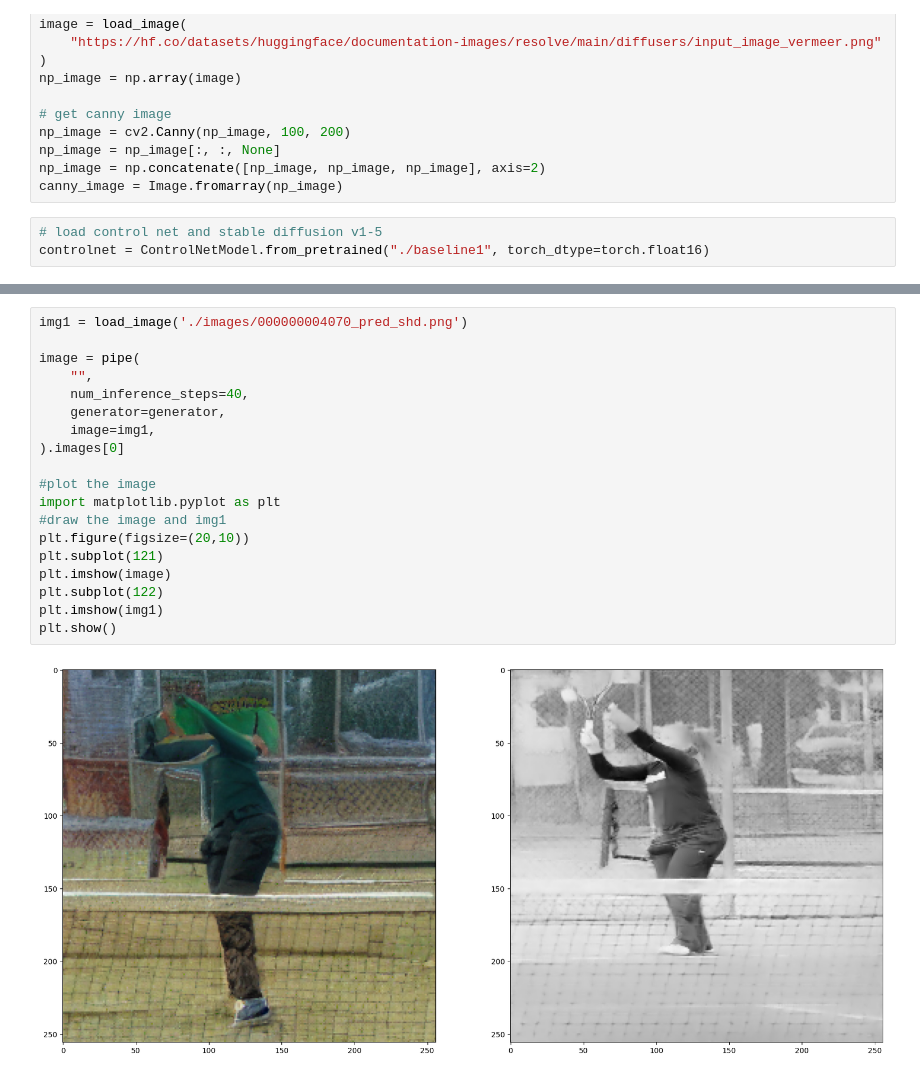
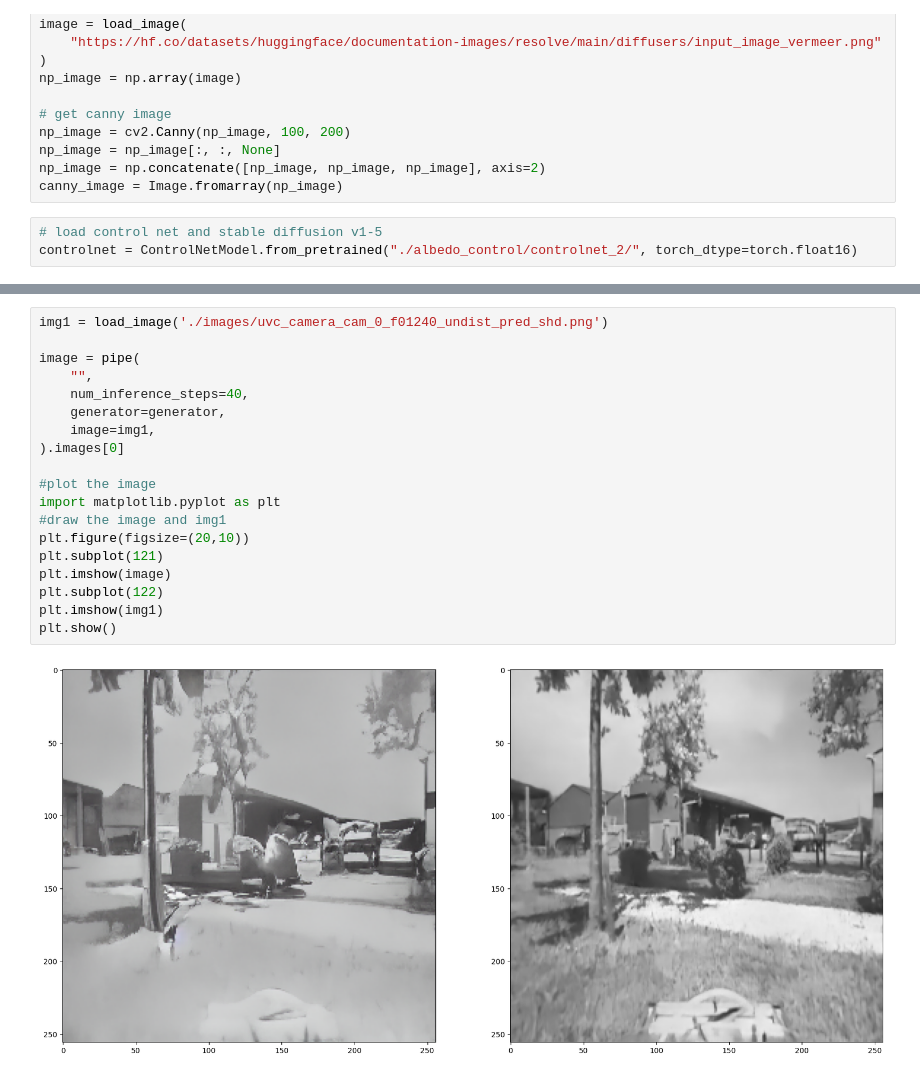
Before and after one commit to VV-A-VV/DiffReal, a Jupyter notebook: baseline.ipynb, the cells around one changed output, grey strips where cells are left out. Drawn from its saved outputs; the diff is of its cells as text.

```diff
--- a/baseline.ipynb
+++ b/baseline.ipynb
@@ -21,7 +21,7 @@ np_image = np.concatenate([np_image, np_image, np_image], axis=2)
 canny_image = Image.fromarray(np_image)
 # %%
 # load control net and stable diffusion v1-5
-controlnet = ControlNetModel.from_pretrained("./baseline1", torch_dtype=torch.float16)
+controlnet = ControlNetModel.from_pretrained("./albedo_control/controlnet_2/", torch_dtype=torch.float16)
 # %%
 pipe = StableDiffusionControlNetPipeline.from_pretrained(
     "runwayml/stable-diffusion-v1-5", controlnet=controlnet, torch_dtype=torch.float16
@@ -79,21 +79,21 @@ plt.show()
 # %%
-img1 = load_image('./images/000000004070_pred_shd.png')
+img1 = load_image('./images/uvc_camera_cam_0_f01240_undist_pred_shd.png')
 
 image = pipe(
     "",
     num_inference_steps=40,
     generator=generator,
     image=img1,
 ).images[0]
 
 #plot the image
 import matplotlib.pyplot as plt
 #draw the image and img1
 plt.figure(figsize=(20,10))
 plt.subplot(121)
 plt.imshow(image)
 plt.subplot(122)
 plt.imshow(img1)
 plt.show()
 # %% [output]
-[figure, old version]
+[figure, new version]
```
Also changed, not shown: parts of 3 cells of this notebook, 33 other files.
